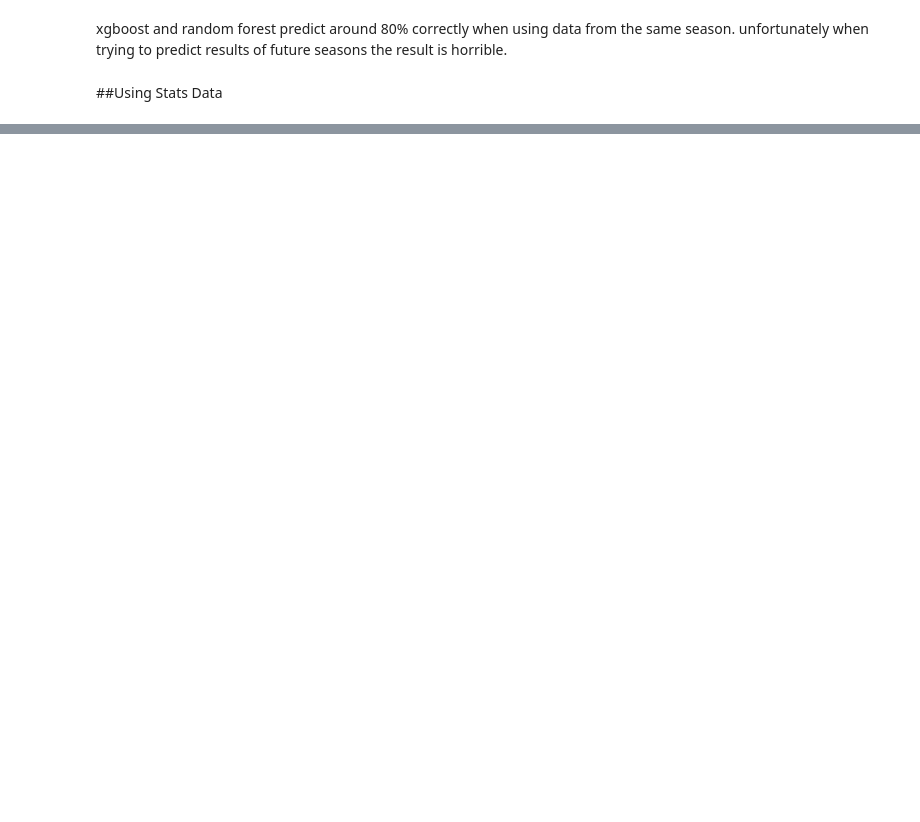
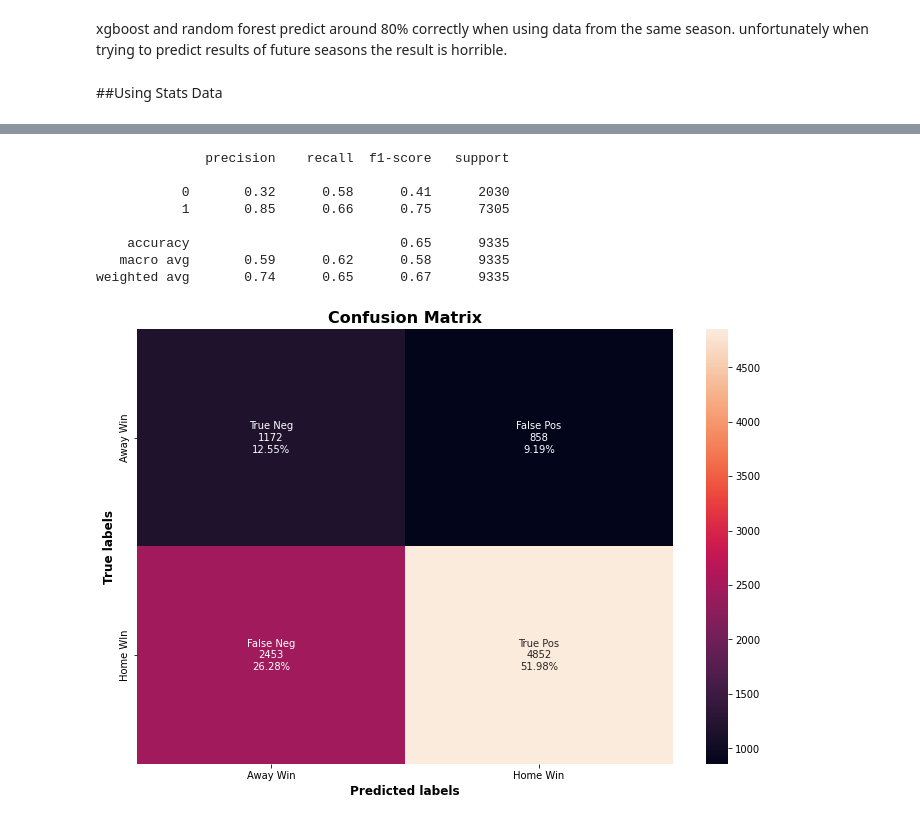
Before and after one commit to Chandramani05/NBA-Games-Data-Analysis-and-Match-Prediction, a Jupyter notebook: NBA_Machine_learning_Modeling.ipynb, the cells around one changed output, grey strips where cells are left out. Drawn from its saved outputs; the diff is of its cells as text; code cells hidden in the pictures; blank space fills up the shorter version.

```diff
--- a/NBA_Machine_learning_Modeling.ipynb
+++ b/NBA_Machine_learning_Modeling.ipynb
@@ -267,0 +206,3 @@ plt.show()
+# %%
+prediction = gs2.predict(X_test)
+prediction
@@ -268,3 +271,35 @@ plt.show()
+# %%
+cm = confusion_matrix(prediction, y_test)
+ax = plt.figure(figsize=(12,8))
+path = '/content/drive/MyDrive/Machine Learning NBA /NBA-Games-Data-Analysis-and-Match-Prediction/Figures/cm.png'
+group_names = ['True Neg','False Pos','False Neg','True Pos']
+group_counts = ['{0:0.0f}'.format(value) for value in
+                cm.flatten()]
+group_percentages = ['{0:.2%}'.format(value) for value in
+                    cm.flatten()/np.sum(cm)]
+
+labels = [f"{v1}\n{v2}\n{v3}" for v1, v2, v3 in
+          zip(group_names,group_counts,group_percentages)]
+labels = np.asarray(labels).reshape(2,2)
+ax = sns.heatmap(cm ,annot = labels, fmt = '')
+ax.set_title("Confusion Matrix", fontdict = {'weight' : 'bold', 'size' : '16'})
+# classification report
+ax.set_xlabel('Predicted labels', fontdict = {'weight' : 'bold', 'size' : '12'})
+ax.set_ylabel('True labels', fontdict = {'weight' : 'bold', 'size' : '12'});
+ax.xaxis.set_ticklabels(['Away Win', 'Home Win']); ax.yaxis.set_ticklabels(['Away Win', 'Home WIn']);
+ax.figure.savefig(path)
+cr = classification_report(prediction, y_test)
+print(cr)
+# %% [output]
+              precision    recall  f1-score   support
+
+           0       0.32      0.58      0.41      2030
+           1       0.85      0.66      0.75      7305
+
+    accuracy                           0.65      9335
+   macro avg       0.59      0.62      0.58      9335
+weighted avg       0.74      0.65      0.67      9335
+[figure, added]
 # %%
 import pickle
 # %%
```
Also changed, not shown: parts of 40 cells of this notebook.
